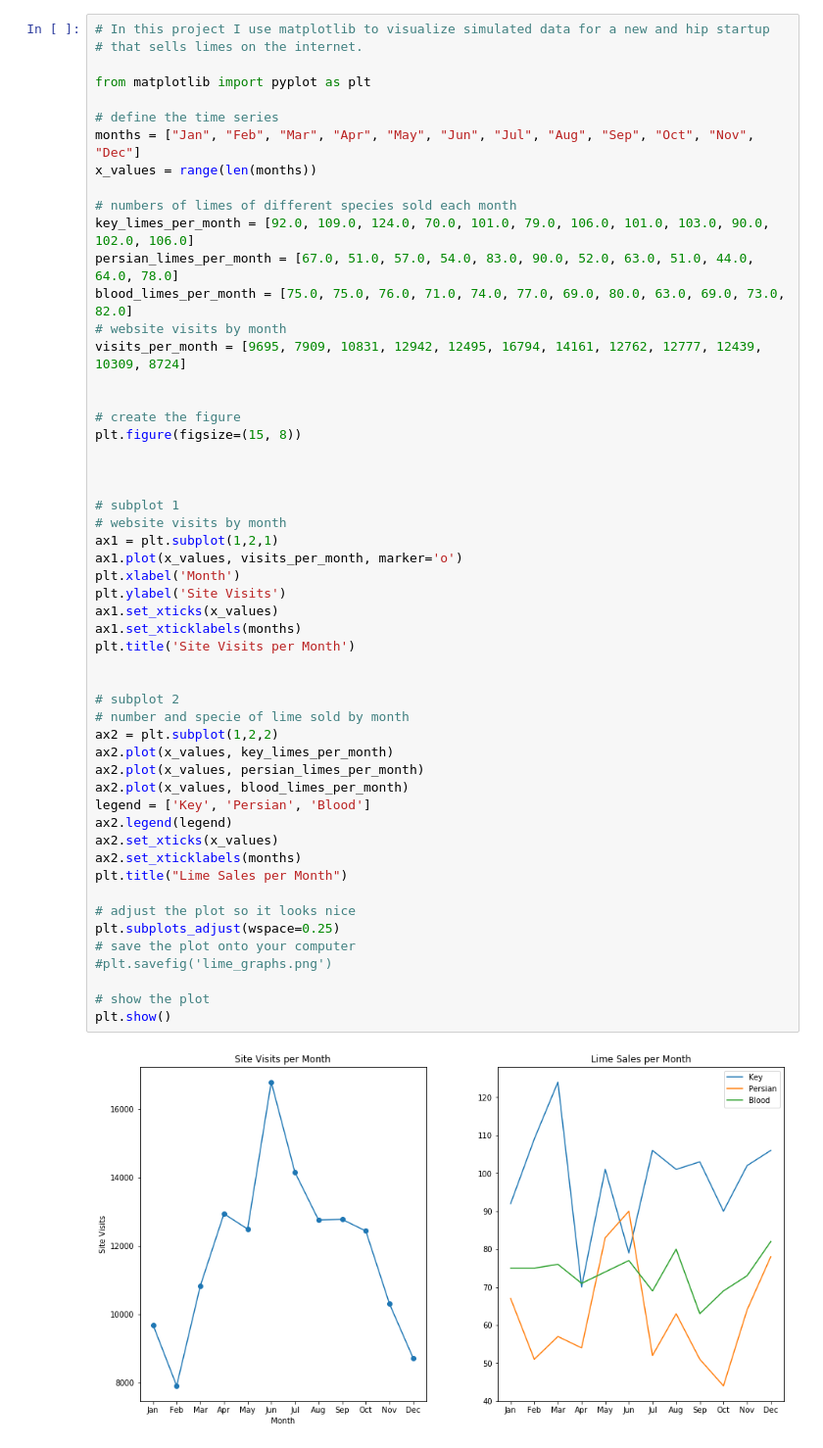
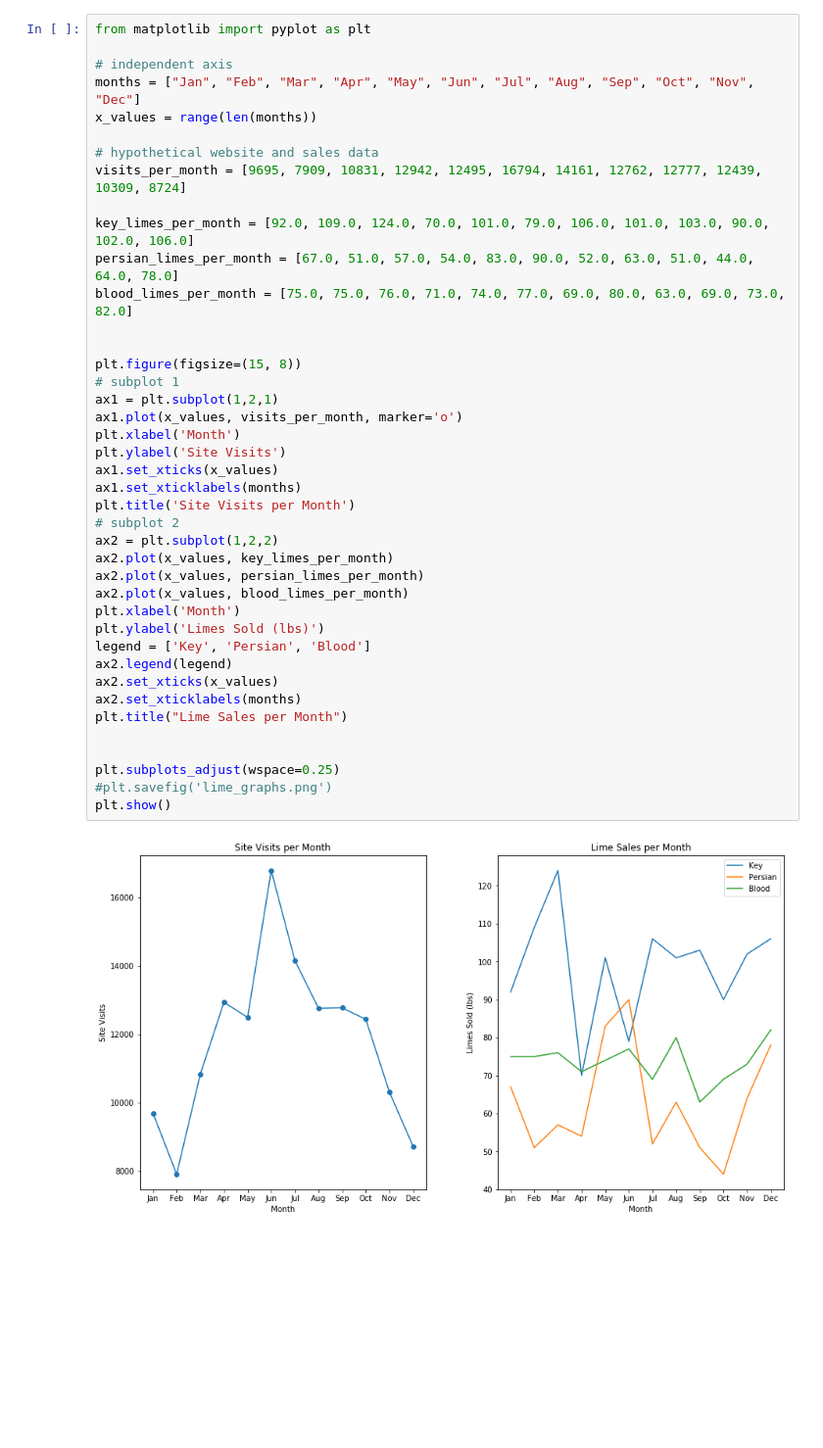
Before and after one commit to nwoodr94/python-projects, a Jupyter notebook: matplotlib-visualization.ipynb, the cells around one changed output. Shown at 98% size. Saved outputs shown, nothing was run; the diff lists cells and outputs as text; blank space fills up the shorter version.

```diff
--- a/matplotlib-visualization.ipynb
+++ b/matplotlib-visualization.ipynb
@@ -1,55 +1,43 @@
 # %%
-# In this project I use matplotlib to visualize simulated data for a new and hip startup
-# that sells limes on the internet.
-
 from matplotlib import pyplot as plt
 
-# define the time series
+# independent axis
 months = ["Jan", "Feb", "Mar", "Apr", "May", "Jun", "Jul", "Aug", "Sep", "Oct", "Nov", "Dec"]
 x_values = range(len(months))
 
-# numbers of limes of different species sold each month
+# hypothetical website and sales data
+visits_per_month = [9695, 7909, 10831, 12942, 12495, 16794, 14161, 12762, 12777, 12439, 10309, 8724]
+
 key_limes_per_month = [92.0, 109.0, 124.0, 70.0, 101.0, 79.0, 106.0, 101.0, 103.0, 90.0, 102.0, 106.0]
 persian_limes_per_month = [67.0, 51.0, 57.0, 54.0, 83.0, 90.0, 52.0, 63.0, 51.0, 44.0, 64.0, 78.0]
 blood_limes_per_month = [75.0, 75.0, 76.0, 71.0, 74.0, 77.0, 69.0, 80.0, 63.0, 69.0, 73.0, 82.0]
-# website visits by month
-visits_per_month = [9695, 7909, 10831, 12942, 12495, 16794, 14161, 12762, 12777, 12439, 10309, 8724]
 
 
-# create the figure
 plt.figure(figsize=(15, 8))
-
-
-
 # subplot 1
-# website visits by month
 ax1 = plt.subplot(1,2,1)
 ax1.plot(x_values, visits_per_month, marker='o')
 plt.xlabel('Month')
 plt.ylabel('Site Visits')
 ax1.set_xticks(x_values)
 ax1.set_xticklabels(months)
 plt.title('Site Visits per Month')
-
-
 # subplot 2
-# number and specie of lime sold by month
 ax2 = plt.subplot(1,2,2)
 ax2.plot(x_values, key_limes_per_month)
 ax2.plot(x_values, persian_limes_per_month)
 ax2.plot(x_values, blood_limes_per_month)
+plt.xlabel('Month')
+plt.ylabel('Limes Sold (lbs)')
 legend = ['Key', 'Persian', 'Blood']
 ax2.legend(legend)
 ax2.set_xticks(x_values)
 ax2.set_xticklabels(months)
 plt.title("Lime Sales per Month")
 
-# adjust the plot so it looks nice
+
 plt.subplots_adjust(wspace=0.25)
-# save the plot onto your computer
 #plt.savefig('lime_graphs.png')
-
-# show the plot
 plt.show()
 # %% [output]
-[figure, old version]
+[figure, new version]
```
